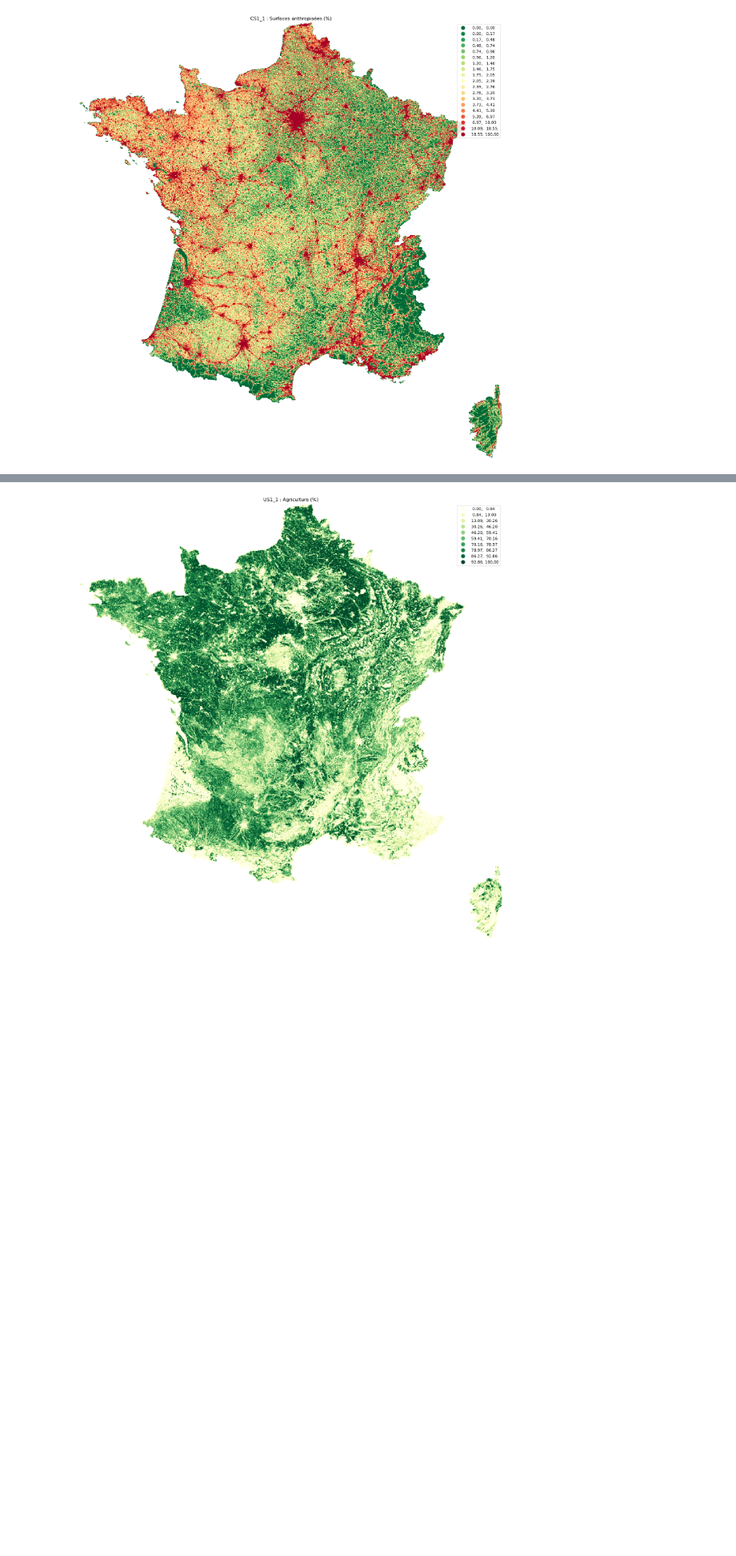
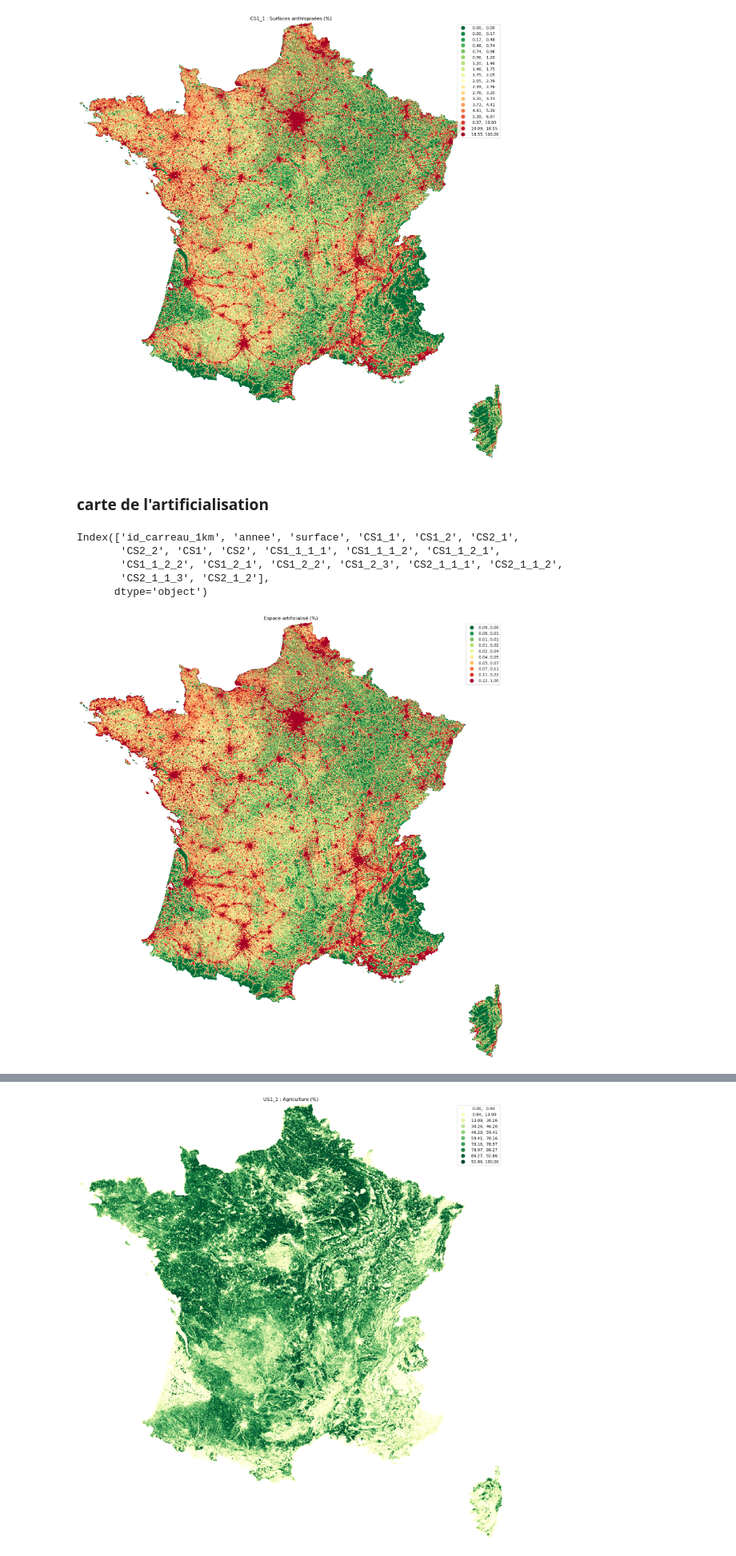
Before and after one commit to fsemecurbe/processing_ocsge, a Jupyter notebook: Analysis.ipynb, the cells around one changed output, grey strips where cells are left out. Shown at 80% size. Saved outputs shown, nothing was run; the diff lists cells and outputs as text; code cells hidden in the pictures; blank space fills up the shorter version.

```diff
--- a/Analysis.ipynb
+++ b/Analysis.ipynb
@@ -20,3 +20,28 @@ ax.margins(0)
 plt.savefig('CS1_1.png', bbox_inches="tight", pad_inches=0)
 # %% [output]
 [figure]
+# %% [markdown]
+### carte de l'artificialisation
+# %%
+cols = []
+for cs in ['CS2_2_1' ]:
+    for us in ['US2', 'US3', 'US5', 'US4_1_1', 'US4_1_2', 'US4_1_3', 'US4_1_4', 'US4_1_5', 'US4_2', 'US4_3', 'US6_1', 'US6_2']:
+        cols.append(cs + '_' + us)
+# %%
+df.CS1_1_
+# %% [output]
+Index(['id_carreau_1km', 'annee', 'surface', 'CS1_1', 'CS1_2', 'CS2_1',
+       'CS2_2', 'CS1', 'CS2', 'CS1_1_1_1', 'CS1_1_1_2', 'CS1_1_2_1',
+       'CS1_1_2_2', 'CS1_2_1', 'CS1_2_2', 'CS1_2_3', 'CS2_1_1_1', 'CS2_1_1_2',
+       'CS2_1_1_3', 'CS2_1_2'],
+      dtype='object')
+# %%
+df['Artif'] = ((df[cols + ['CS1_1_1_1', 'CS1_1_1_2', 'CS1_1_2_1', 'CS1_1_2_2']].sum(axis=1) - df.CS1_1_2_1_US1_3) / df.surface )# * 100
+# %%
+ax = df.plot('Artif', figsize=(20,20), cmap='RdYlGn_r', scheme='quantiles', legend=True, k=10)
+ax.set_title('Espace artificialisé (%)')
+ax.set_axis_off();
+ax.margins(0)
+#plt.savefig('Artif.png', bbox_inches="tight", pad_inches=0)
+# %% [output]
+[figure, added]
```
Also changed, not shown: parts of 5 cells of this notebook.
